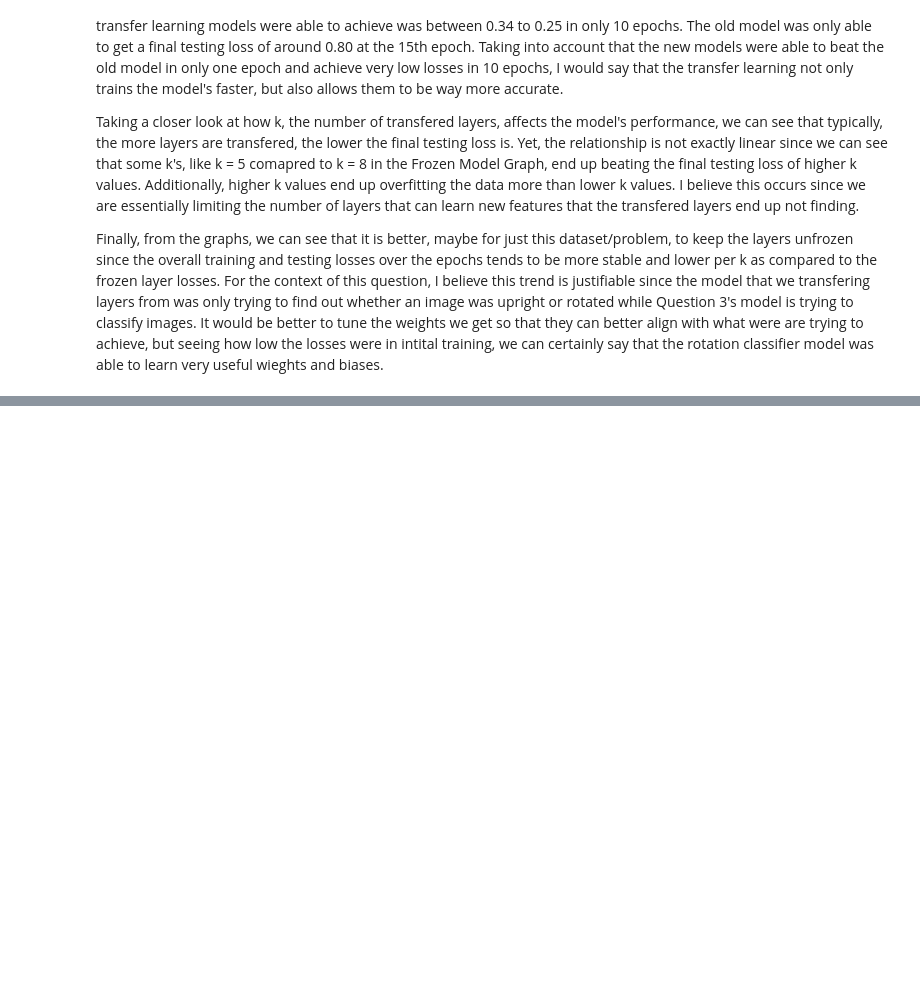
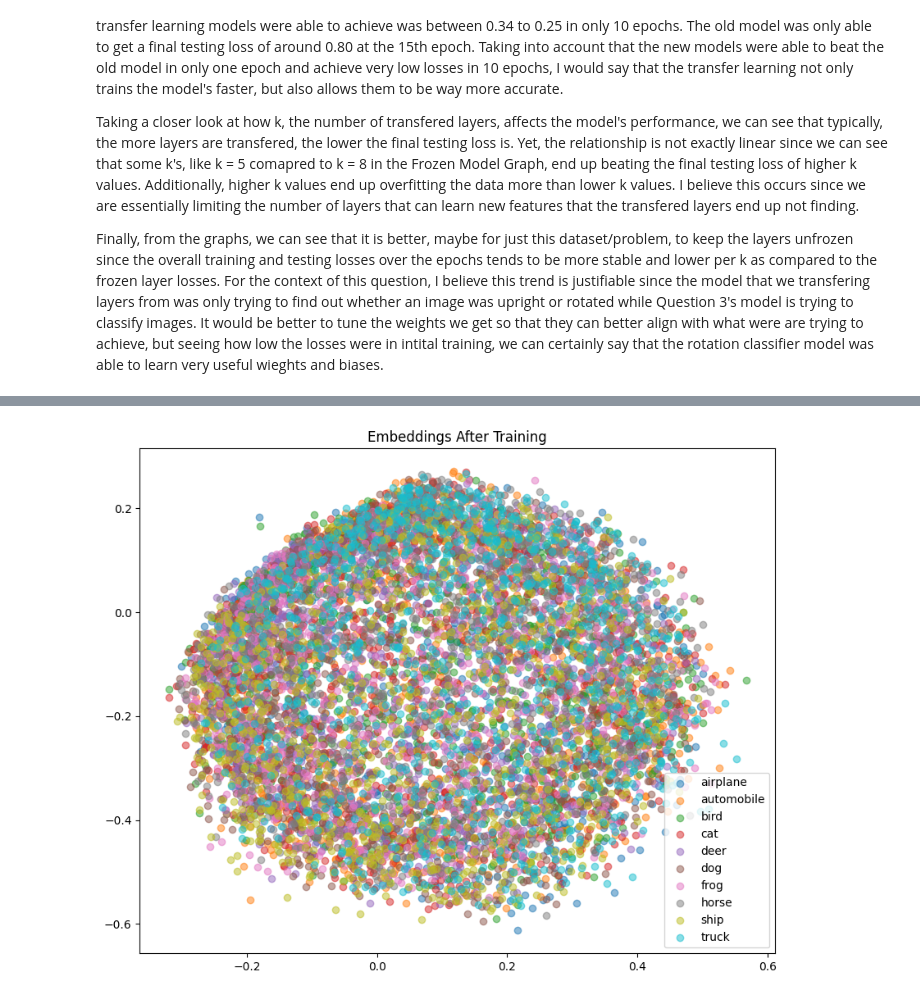
Before and after one commit to zm237/Intro-to-Deep-Learning-Projects, a Jupyter notebook: Project 2/Homework2.ipynb, the cells around one changed output, grey strips where cells are left out. Saved outputs shown, nothing was run; the diff lists cells and outputs as text; code cells hidden in the pictures; blank space fills up the shorter version.

```diff
--- a/Project 2/Homework2.ipynb
+++ b/Project 2/Homework2.ipynb
@@ -1311,5 +1445,16 @@ def plot_embeddings(embeddings, labels, title=""):
     plt.title(title)
     plt.legend()
     plt.show()
+# %%
+epoch_over_training_loss_CIFAR10_embedding = []
+epoch_over_testing_loss_CIFAR10_embedding = []
+
+'''
+Form of the data is....
+data ={
+    epoch: int
+    training/testing loss: float
+}
+'''
 # %%
 # Hyperparameter setup
@@ -1377,5 +1551,7 @@ KeyboardInterrupt:
 # %%
-test_loader_vis = data.DataLoader(testset_full_CIFAR10, batch_size=256, shuffle=False)
+test_loader_vis = data.DataLoader(testset_full_CIFAR10, batch_size=batch_size, shuffle=False)
 
 final_embeddings, final_labels = get_all_embeddings(embedding_model, test_loader_vis)
 plot_embeddings(final_embeddings, final_labels, "Embeddings After Training")
+# %% [output]
+[figure, added]
```
Also changed, not shown: parts of 11 cells of this notebook.
